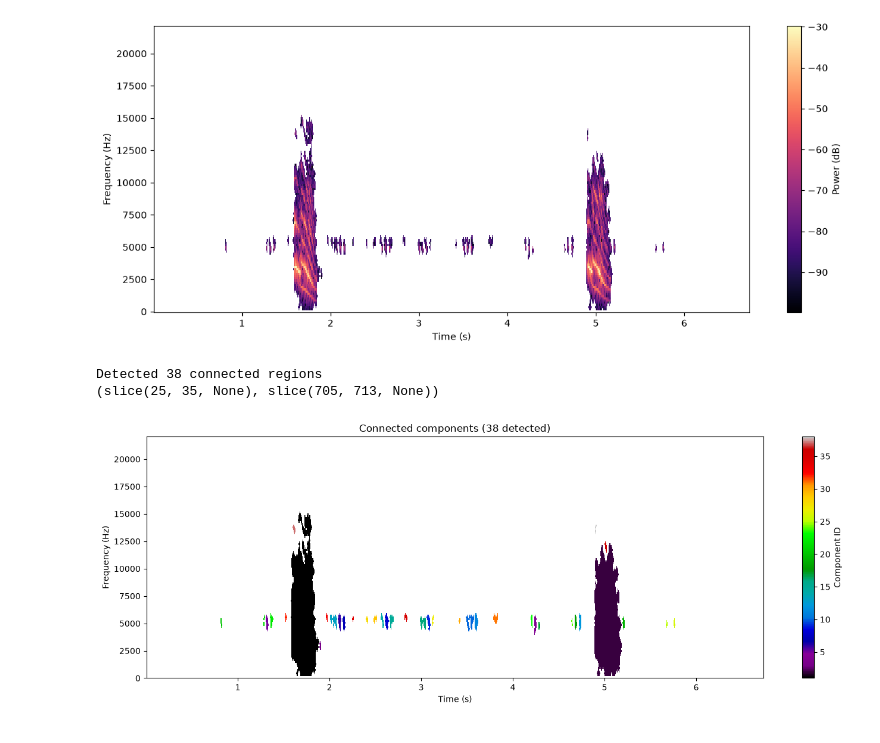
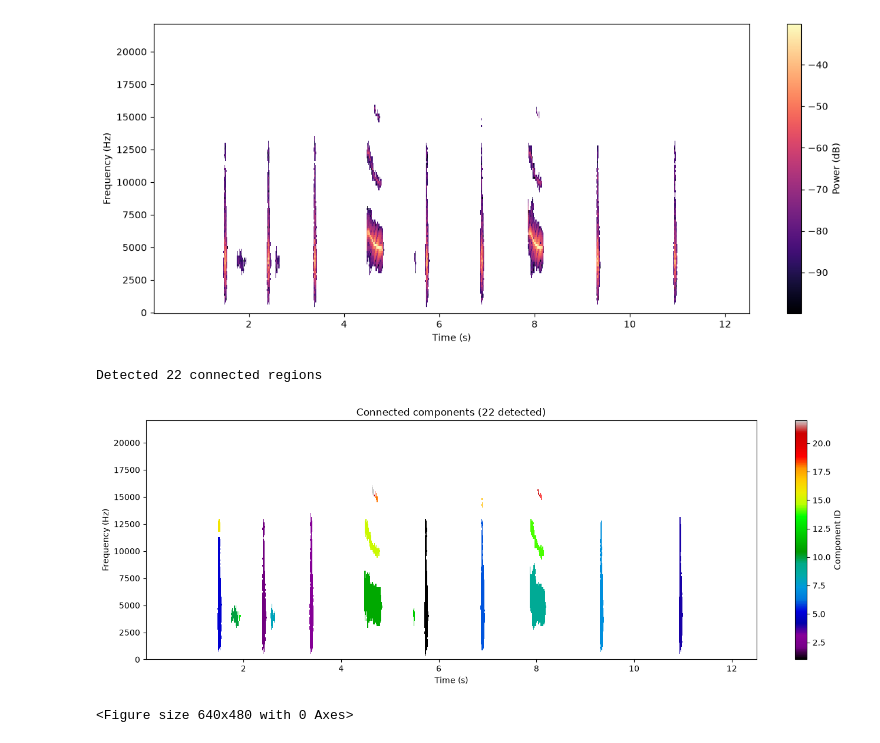
Before and after one commit to mfrans1/Oortje, a Jupyter notebook: test_bed.ipynb, the cells around one changed output. Cells and saved outputs as stored; diff of their text form; code cells hidden in the pictures.

```diff
--- a/test_bed.ipynb
+++ b/test_bed.ipynb
@@ -4,8 +4,8 @@ import matplotlib.pyplot as plt
 from oortje.audio import Audio
 from oortje.spectrogram import Spectrogram
 # %%
-example = Audio("data/wav/06 Northern Flicker Call 2.wav")
+example = Audio("data/wav/25 Red-winged Blackbird Calls.wav")
 spec = Spectrogram(example)
 
-spec.plot()
+spec.plot(save=True, save_path="data/plots/spectrogram.png")
 # %% [output]
@@ -30,9 +30,9 @@ import numpy as np
 
 spec.power = np.where(spec.calls, spec.power, np.nan)
 # %%
-spec.plot()
+spec.plot(save=True, save_path="data/plots/spectrogram_clean.png")
 # %% [output]
-[figure, old version]
+[figure, new version]
 # %%
 import numpy as np
 from scipy.ndimage import label
@@ -48,8 +48,7 @@ labeled_array, num_features = label(
 
 print(f"Detected {num_features} connected regions")
 # %% [output]
-Detected 38 connected regions
-(slice(25, 35, None), slice(705, 713, None))
+Detected 22 connected regions
 # %%
 import matplotlib.pyplot as plt
 import numpy as np
@@ -78,5 +77,7 @@ ax.set_title(f"Connected components ({num_features} detected)")
 fig.colorbar(im, ax=ax, label="Component ID")
 plt.tight_layout()
 plt.show()
+plt.savefig("data/plots/spectrogram_features.png")
 # %% [output]
-[figure, old version]
+[figure, new version]
+<Figure size 640x480 with 0 Axes>
```
Also changed, not shown: parts of 3 cells of this notebook, 5 other files.
